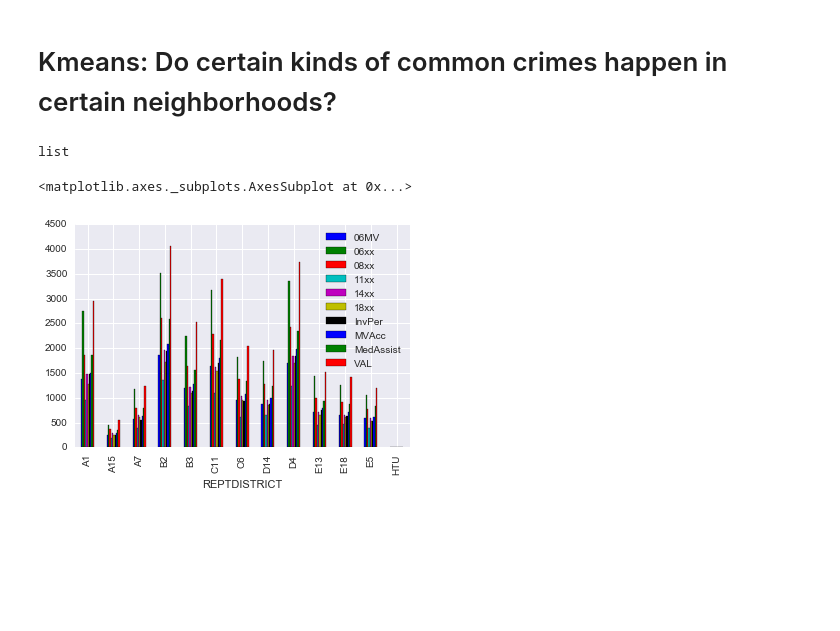
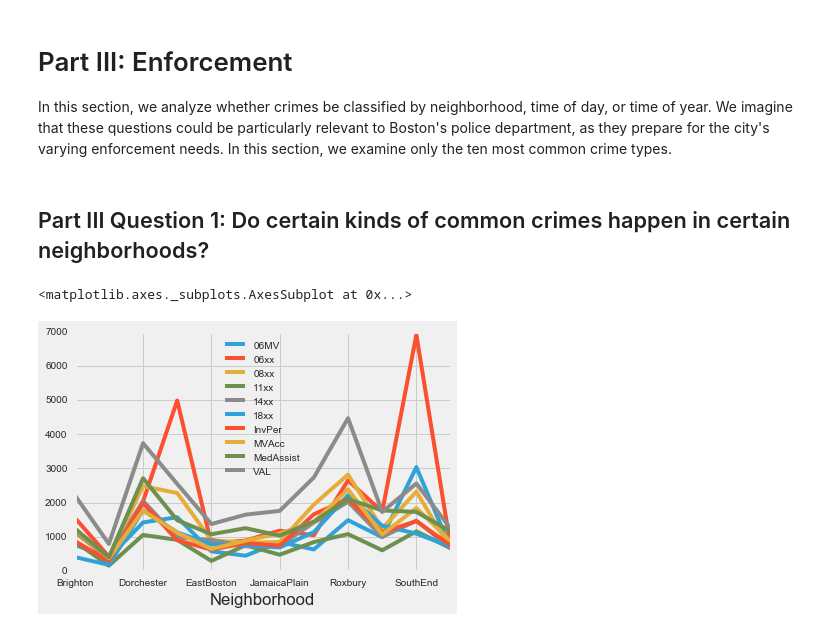
Before and after one commit to aisaacso/SafeBoss, a Jupyter notebook: crimes.ipynb, the cells around one changed output. Saved outputs shown, nothing was run; the diff lists cells and outputs as text; code cells hidden in the pictures; blank space fills up the shorter version.

Commit message:
big changes, add kmeans, EDA, and other stuff

```diff
--- a/crimes.ipynb
+++ b/crimes.ipynb
@@ -260,0 +290,17 @@ Logit Regression Results
+# %%
+# Add in weather data to crime dataset
+crime_weather = pd.merge(crime, weather, how = 'outer', on = 'Date')
+# %%
+#Add a column for the month name (regression can't handle numbers as col names)
+def mo_as_name(mo):
+    return calendar.month_name[mo]
+
+crime_weather['MoName'] =  crime_weather['Month'].map(mo_as_name)
+# %%
+# Data prep
+week_dummies = pd.get_dummies(crime_weather['DAY_WEEK']).iloc[:, 1:]
+month_dummies = pd.get_dummies(crime_weather['MoName']).iloc[:, 1:]
+neigh_dummies = pd.get_dummies(crime_weather['Neighborhood']).iloc[:,1:]
+temp_dummies = pd.get_dummies(crime_weather['TempGroups']).iloc[:,1:]
+crtype_dummies = pd.get_dummies(crime_weather['MAIN_CRIMECODE']).iloc[:,1:]
+shoot_df = crime_weather.join([week_dummies, month_dummies, neigh_dummies, temp_dummies, crtype_dummies])
@@ -264,5 +364,8 @@ fig = sns.distplot(residuals)
+# %% [markdown]
+# Part III: Enforcement
+In this section, we analyze whether crimes be classified by neighborhood, time of day, or time of year. We imagine that these questions could be particularly relevant to Boston's police department, as they prepare for the city's varying enforcement needs. In this section, we examine only the ten most common crime types.
 # %% [markdown]
-# Kmeans: Do certain kinds of common crimes happen in certain neighborhoods?
+## Part III Question 1: Do certain kinds of common crimes happen in certain neighborhoods?
 # %%
 # Data wrangling
 
@@ -273,17 +376,15 @@ cr_counts = cr_counts.head(10)
 top_crimes = cr_counts.index.tolist()
 
 # Prep the data
-districts = dist_dummies.columns.tolist()
-combined = ['REPTDISTRICT'] + top_crimes
-class_data = dummy_df[combined].dropna()
+districts = neigh_dummies.columns.tolist()
+dist_cols = ['Neighborhood'] + top_crimes
+neigh_classes = shoot_df[dist_cols].dropna()
-# %% [output]
-list
 # %%
 # EDA
-districts_crimes = pd.pivot_table(class_data, index = 'REPTDISTRICT', values = crime_types, aggfunc = 'sum')
-districts_crimes.plot(kind = 'bar')
+districts_crimes = pd.pivot_table(neigh_classes, index = 'Neighborhood', values = top_crimes, aggfunc = 'sum')
+districts_crimes.plot(kind = 'line')
 # %% [output]
 <matplotlib.axes._subplots.AxesSubplot at 0x...>
-[figure, old version]
+[figure, new version]
 # %%
 # Build the model
```
Also changed, not shown: parts of 72 cells of this notebook.
